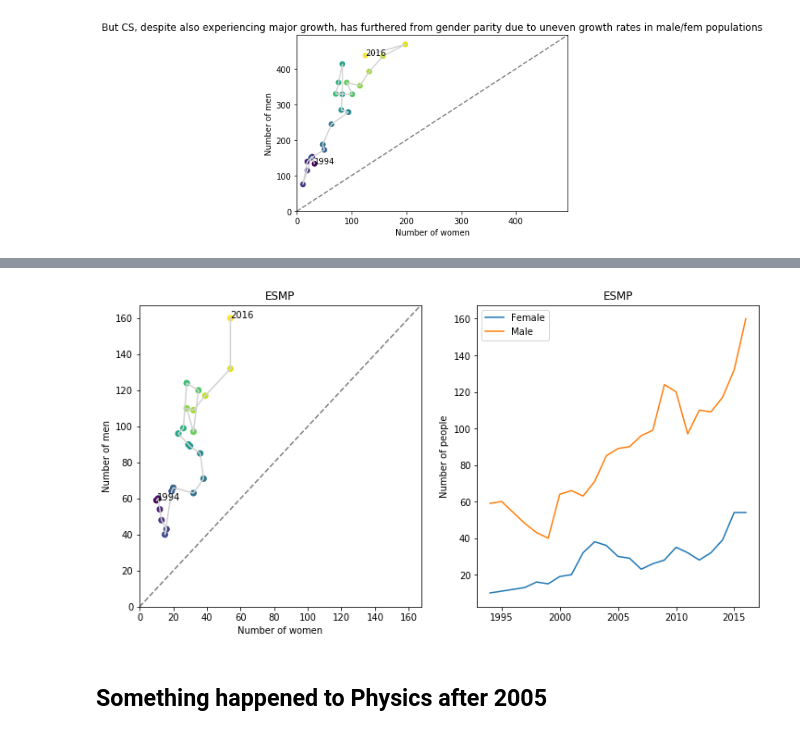
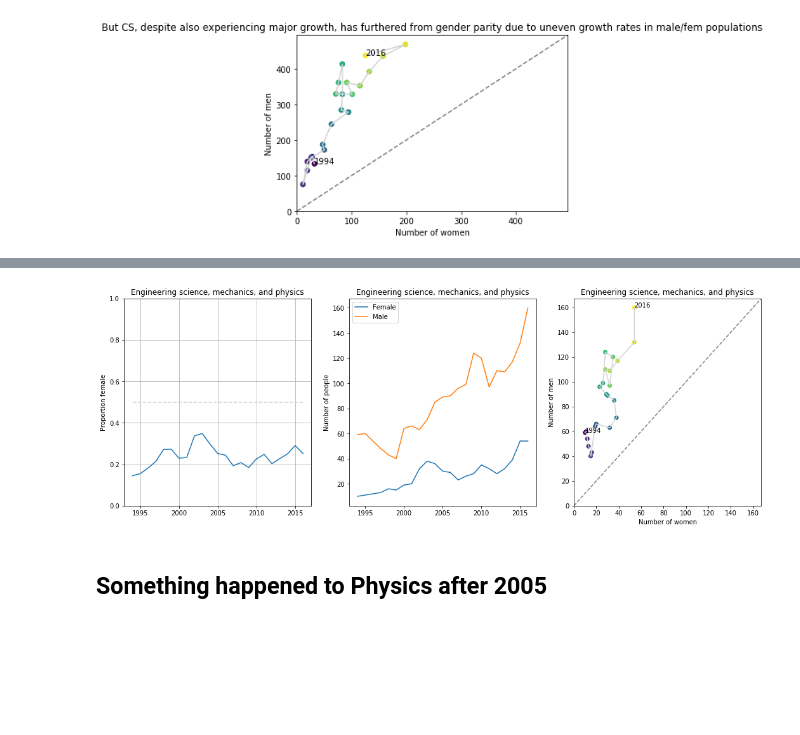
Before and after one commit to spec-journalism/gss-diversity, a Jupyter notebook: notebooks/narrative.ipynb, the cells around one changed output, grey strips where cells are left out. Drawn from its saved outputs; the diff is of its cells as text; code cells hidden in the pictures; blank space fills up the shorter version.

```diff
--- a/notebooks/narrative.ipynb
+++ b/notebooks/narrative.ipynb
@@ -52,7 +52,7 @@ def plot_peer_proportions(ax, totals, title, highlight='Columbia University in t
     ax.set_ylabel('Proportion female')
     ax.grid()
 
-def get_total_counts(totals, inst='Columbia University in the City of New York', default=None):
+def get_total_counts(totals, inst='Columbia University in the City of New York', default=None, separate=True):
     female, male = [], []
     for year in years:
         inst_data = totals[year].get(inst, None)
@@ -60,9 +60,11 @@ def get_total_counts(totals, inst='Columbia University in the City of New York',
             female.append(None)
             male.append(None)
         else:
-            female.append(inst_data['Female'])
-            male.append(inst_data['Male'])
-    return female, male
+            female.append(int(inst_data['Female']))
+            male.append(int(inst_data['Male']))
+    if separate:
+        return female, male
+    return [list(x) for x in zip(female, male)]
 
 def plot_total_connected(ax, totals, title, inst='Columbia University in the City of New York'):
     f, m = get_total_counts(totals, inst)
@@ -114,7 +116,9 @@ def get_counts(seh, field, inst='Columbia University in the City of New York', s
         else:
             female.append(int(field_stats.get('Female', 0)))
             male.append(int(field_stats.get('Male', 0)))
-    return female, male if separate else [list(x) for x in zip(female, male)]
+    if separate:
+        return female, male
+    return [list(x) for x in zip(female, male)]
 
 def plot_counts(ax, seh, field, title, inst='Columbia University in the City of New York'):
     females, males = get_counts(seh, field, inst, separate=True)
@@ -208,4 +212,6 @@ Broader trends, pipeline programs, Advancement of Women.
 # %%
-_, ax = plt.subplots(1, 2, figsize=(12, 6))
-plot_connected(ax[0], 'Engineering', 'Mechanical engineering', 'Mechanical engineering')
-plot_counts(ax[1], 'Engineering', 'Mechanical engineering', 'Mechanical engineering')
+def plots_eng_field(field):
+    _, ax = plt.subplots(1, 3, figsize=(18, 6))
+    plot_proportions(ax[0], 'Engineering', field, field)
+    plot_counts(ax[1], 'Engineering', field, field)
+    plot_connected(ax[2], 'Engineering', field, field)
@@ -214,9 +218,7 @@ plot_counts(ax[1], 'Engineering', 'Mechanical engineering', 'Mechanical engineer
-# %%
-_, ax = plt.subplots(1, 2, figsize=(12, 6))
-plot_connected(ax[0], 'Engineering', 'Engineering science, mechanics, and physics', 'ESMP')
-plot_counts(ax[1], 'Engineering', 'Engineering science, mechanics, and physics', 'ESMP')
-# %% [output]
-[figure, removed]
+# %%
+plots_eng_field('Engineering science, mechanics, and physics')
+# %% [output]
+[figure, added]
 # %% [markdown]
 ## Something happened to Physics after 2005
 # %%
```
Also changed, not shown: parts of 4 cells of this notebook.
